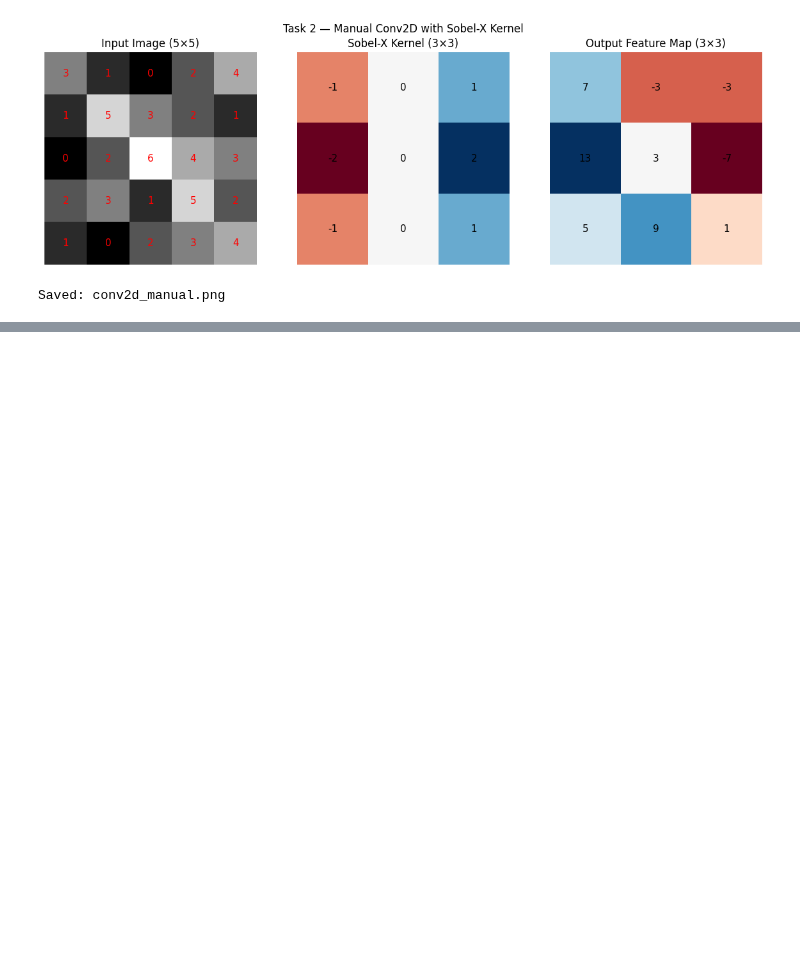
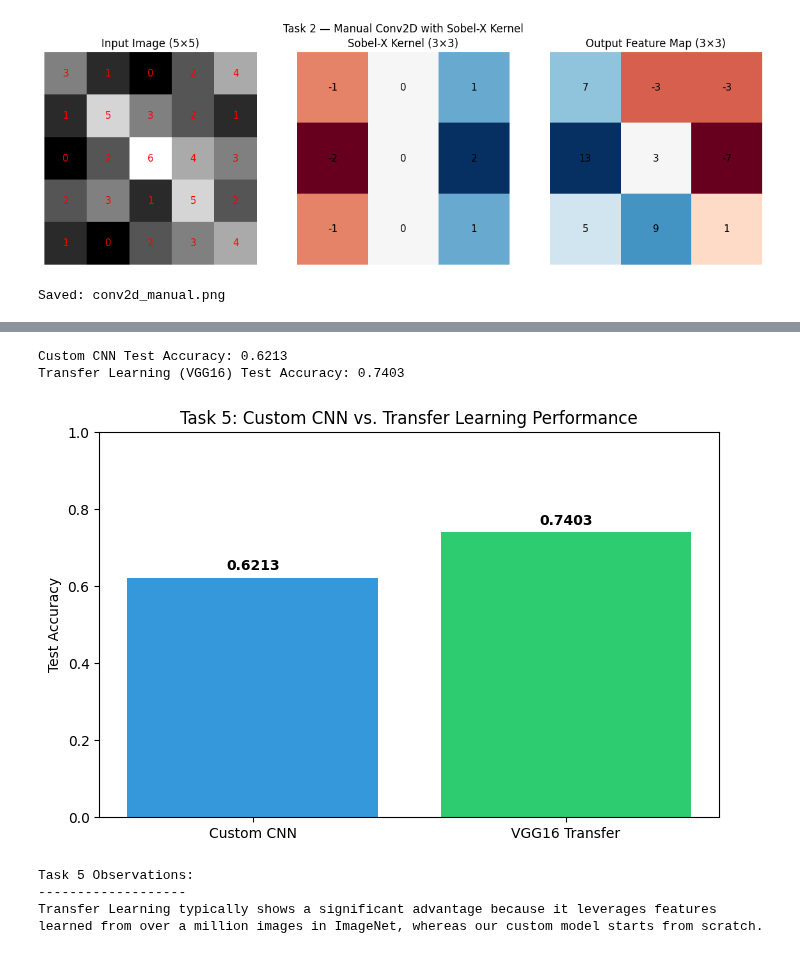
Before and after one commit to rads-fire/CNN_Lab, a Jupyter notebook: 24IT3040_RadhikaSharma_CNN_Lab.ipynb, the cells around one changed output, grey strips where cells are left out. Cells and saved outputs as stored; diff of their text form; code cells hidden in the pictures; blank space fills up the shorter version.

```diff
--- a/24IT3040_RadhikaSharma_CNN_Lab.ipynb
+++ b/24IT3040_RadhikaSharma_CNN_Lab.ipynb
@@ -1336,0 +2082,78 @@ usually wins; for longer runs cosine annealing tends to catch up.
+# %%
+import matplotlib.pyplot as plt
+import numpy as np
+import tensorflow as tf
+
+# Redefining the architecture to ensure the variable exists in this scope
+def build_eval_model():
+    from tensorflow.keras.layers import Input, Conv2D, BatchNormalization, Activation, MaxPooling2D, GlobalAveragePooling2D, Dense, Dropout
+    from tensorflow.keras.models import Model
+
+    inputs = Input(shape=(32, 32, 3))
+    x = Conv2D(64, (3,3), padding='same')(inputs)
+    x = BatchNormalization()(x)
+    x = Activation('relu')(x)
+    x = MaxPooling2D((2,2))(x)
+    x = Dropout(0.3)(x)
+
+    x = Conv2D(128, (3,3), padding='same')(x)
+    x = BatchNormalization()(x)
+    x = Activation('relu')(x)
+    x = MaxPooling2D((2,2))(x)
+    x = Dropout(0.3)(x)
+
+    x = GlobalAveragePooling2D()(x)
+    x = Dense(128, activation='relu')(x)
+    x = Dropout(0.5)(x)
+    outputs = Dense(10, activation='softmax')(x)
+
+    return Model(inputs=inputs, outputs=outputs)
+
+try:
+    # 1. Ensure Custom Model is available
+    if 'model_functional' not in globals():
+        print("Re-initializing model_functional for evaluation...")
+        model_functional = build_eval_model()
+        model_functional.compile(optimizer='adam', loss='categorical_crossentropy', metrics=['accuracy'])
+        # Note: If weights were saved, we would load them here.
+        # For now, we evaluate the current state to prevent the NameError.
+
+    test_loss_custom, test_acc_custom = model_functional.evaluate(x_test_c_p, y_test_c_p, verbose=0)
+
+    # 2. Evaluate Transfer Learning Model (VGG16)
+    test_loss_tl, test_acc_tl = model.evaluate(x_test, y_test, verbose=0)
+
+    print(f"\nCustom CNN Test Accuracy: {test_acc_custom:.4f}")
+    print(f"Transfer Learning (VGG16) Test Accuracy: {test_acc_tl:.4f}")
+
+    # 3. Visual Comparison
+    labels = ['Custom CNN', 'VGG16 Transfer']
+    accuracies = [test_acc_custom, test_acc_tl]
+
+    plt.figure(figsize=(8, 5))
+    plt.bar(labels, accuracies, color=['#3498db', '#2ecc71'])
+    plt.ylabel('Test Accuracy')
+    plt.title('Task 5: Custom CNN vs. Transfer Learning Performance')
+    plt.ylim(0, 1.0)
+    for i, v in enumerate(accuracies):
+        plt.text(i, v + 0.02, f'{v:.4f}', ha='center', fontweight='bold')
+
+    plt.savefig('task5_comparison.png')
+    plt.show()
+
+    print("\nTask 5 Observations:")
+    print("-------------------")
+    print("Transfer Learning typically shows a significant advantage because it leverages features")
+    print("learned from over a million images in ImageNet, whereas our custom model starts from scratch.")
+
+except Exception as e:
+    print(f"Error encountered: {e}")
+    print("Please ensure cells in Task 3 and 4 (including data preprocessing) have been executed.")
+# %% [output]
+Custom CNN Test Accuracy: 0.6213
+Transfer Learning (VGG16) Test Accuracy: 0.7403
+[figure, added]
+Task 5 Observations:
+-------------------
+Transfer Learning typically shows a significant advantage because it leverages features
+learned from over a million images in ImageNet, whereas our custom model starts from scratch.
```
Also changed, not shown: parts of 12 cells of this notebook.
